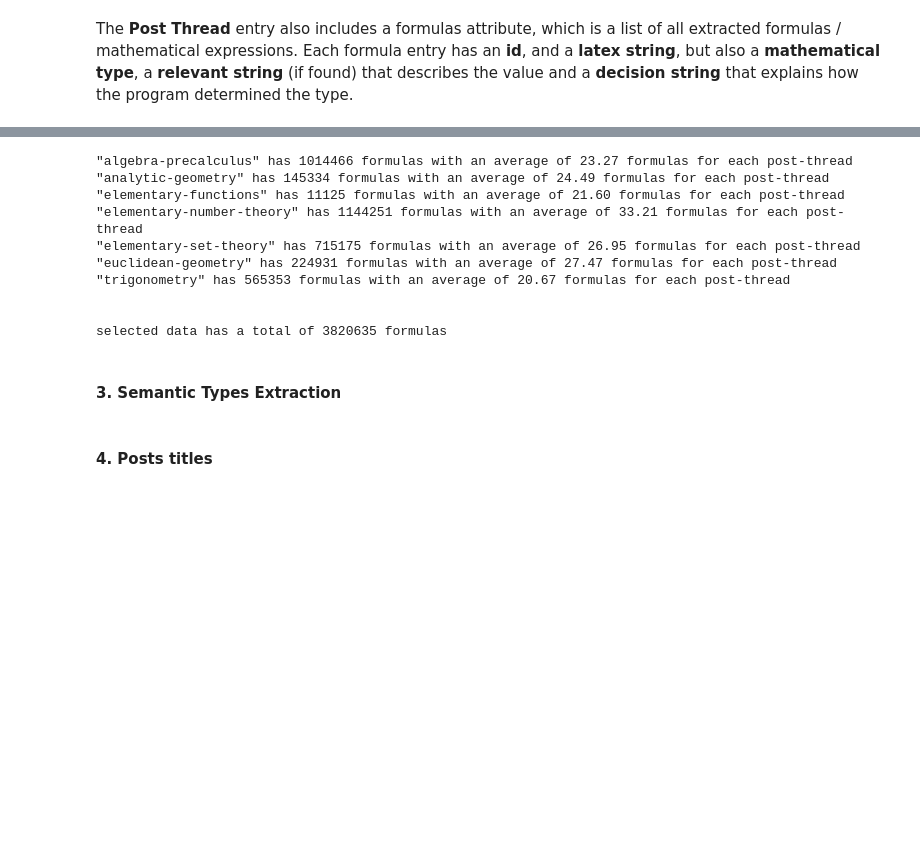
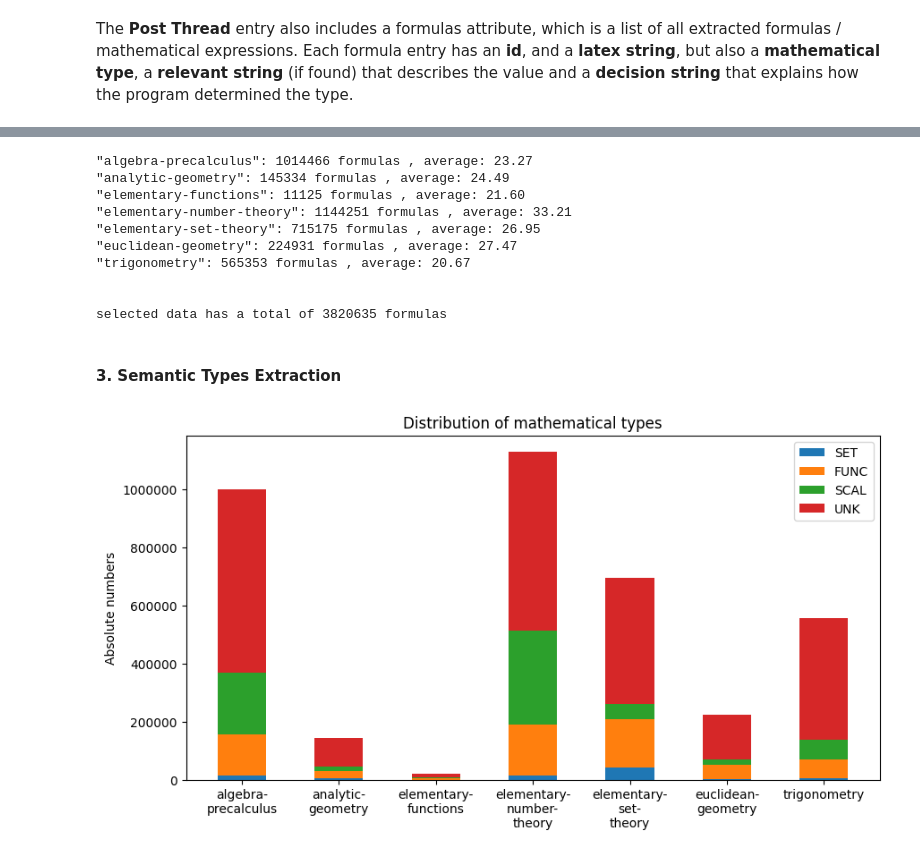
Before and after one commit to padieul/sem_math_repo, a Jupyter notebook: overview.ipynb, the cells around one changed output, grey strips where cells are left out. Saved outputs shown, nothing was run; the diff lists cells and outputs as text; code cells hidden in the pictures; blank space fills up the shorter version.

Commit message:
type distribution and selection plots added

```diff
--- a/overview.ipynb
+++ b/overview.ipynb
@@ -75,26 +72,76 @@ sel_coll_names = ["algebra-precalculus", "analytic-geometry", "elementary-functi
                   "elementary-set-theory", "euclidean-geometry", "trigonometry"]
 
 sel_formulas_total = 0
+formula_counts_list = []
 for coll in sel_coll_names:
     num_formulas = data.apply_once(coll, funcs.count_all_formulas_once)
     av_formulas = data.apply_once(coll, funcs.formulas_av_once)
-    print("\"{}\" has {} formulas with an average of {:.2f} formulas for each post-thread".format(coll,num_formulas, av_formulas))
+    formula_counts_list.append(num_formulas)
+    print("\"{}\": {} formulas , average: {:.2f} ".format(coll,num_formulas, av_formulas))
     sel_formulas_total += num_formulas
 
 print("\n")
 print("selected data has a total of {} formulas".format(sel_formulas_total))
 # %% [output]
-"algebra-precalculus" has 1014466 formulas with an average of 23.27 formulas for each post-thread
-"analytic-geometry" has 145334 formulas with an average of 24.49 formulas for each post-thread
-"elementary-functions" has 11125 formulas with an average of 21.60 formulas for each post-thread
-"elementary-number-theory" has 1144251 formulas with an average of 33.21 formulas for each post-thread
-"elementary-set-theory" has 715175 formulas with an average of 26.95 formulas for each post-thread
-"euclidean-geometry" has 224931 formulas with an average of 27.47 formulas for each post-thread
-"trigonometry" has 565353 formulas with an average of 20.67 formulas for each post-thread
+"algebra-precalculus": 1014466 formulas , average: 23.27
+"analytic-geometry": 145334 formulas , average: 24.49
+"elementary-functions": 11125 formulas , average: 21.60
+"elementary-number-theory": 1144251 formulas , average: 33.21
+"elementary-set-theory": 715175 formulas , average: 26.95
+"euclidean-geometry": 224931 formulas , average: 27.47
+"trigonometry": 565353 formulas , average: 20.67
 
 
 selected data has a total of 3820635 formulas
 # %% [markdown]
 #### **3. Semantic Types Extraction**
-# %% [markdown]
-#### **4. Posts titles**
+# %%
+def plot_types(labels, val_lists, types, title_str):
+
+    fig = plt.figure(figsize=(10,5))
+    ax = fig.add_subplot(111)
+    width = 0.5
+
+    sums = [0 for i in range(len(val_lists[0]))]
+    for i in range(len(val_lists)):
+        if not i == 0:
+            sums = [ v1 + v2 for v1, v2 in zip(sums, val_lists[i-1])]
+        ax.bar(labels, val_lists[i], width, label=types[i], bottom=sums)
+
+    y_formatter = ScalarFormatter(useOffset=False)
+    y_formatter.set_scientific(False)
+    ax.yaxis.set_major_formatter(y_formatter)
+    ax.set_ylabel('Absolute numbers')
+    ax.set_title(title_str)
+    ax.legend()
+    plt.show()
+# %%
+sel_coll_names = ["algebra-precalculus", "analytic-geometry", "elementary-functions", "elementary-number-theory", \
+                  "elementary-set-theory", "euclidean-geometry", "trigonometry"]
+
+sel_coll_labels = ["algebra-\nprecalculus", "analytic-\ngeometry", "elementary-\nfunctions", "elementary-\nnumber-\ntheory", \
+                  "elementary-\nset-\ntheory", "euclidean-\ngeometry", "trigonometry"]
+
+m_type_labels  = ["SET", "FUNC", "SCAL", "UNK"]
+translation_dict = { "TypeBothCount": "both", \
+                     "TypeContextCount": "context", \
+                     "TypeContextR2Count": "context-rule 2", \
+                     "TypeFormulaCount": "formula"}
+
+categories = list(translation_dict.values())
+vals_list = []
+for t_label in m_type_labels:
+    t_all_counts_list = []
+    for coll in sel_coll_names:
+        type_count_dict = data.apply_once(coll, funcs.count_m_type_occurences_once, {"m_type": t_label})
+        type_count_total = type_count_dict["TypeBothCount"] + \
+                           type_count_dict["TypeContextCount"] + \
+                           type_count_dict["TypeContextR2Count"] + \
+                           type_count_dict["TypeFormulaCount"]
+        t_all_counts_list.append(type_count_total)
+    vals_list.append(t_all_counts_list)
+
+title_str = "Distribution of mathematical types"
+plot_types(sel_coll_labels, vals_list, m_type_labels, title_str)
+# %% [output]
+[figure, added]
```
Also changed, not shown: parts of 8 cells of this notebook, 4 other files.
